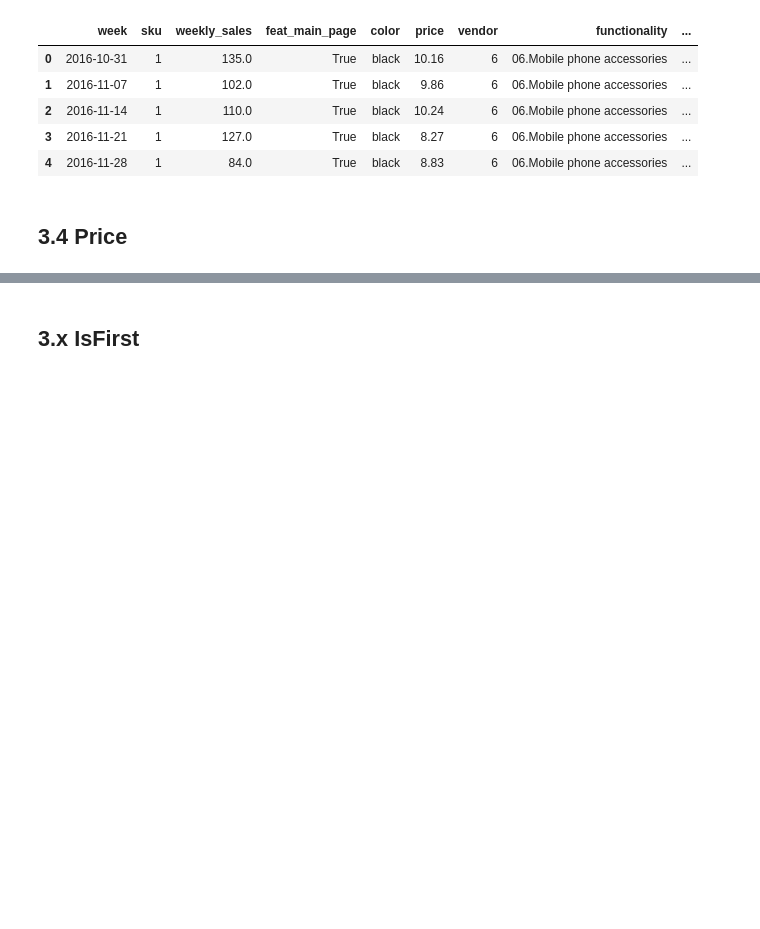
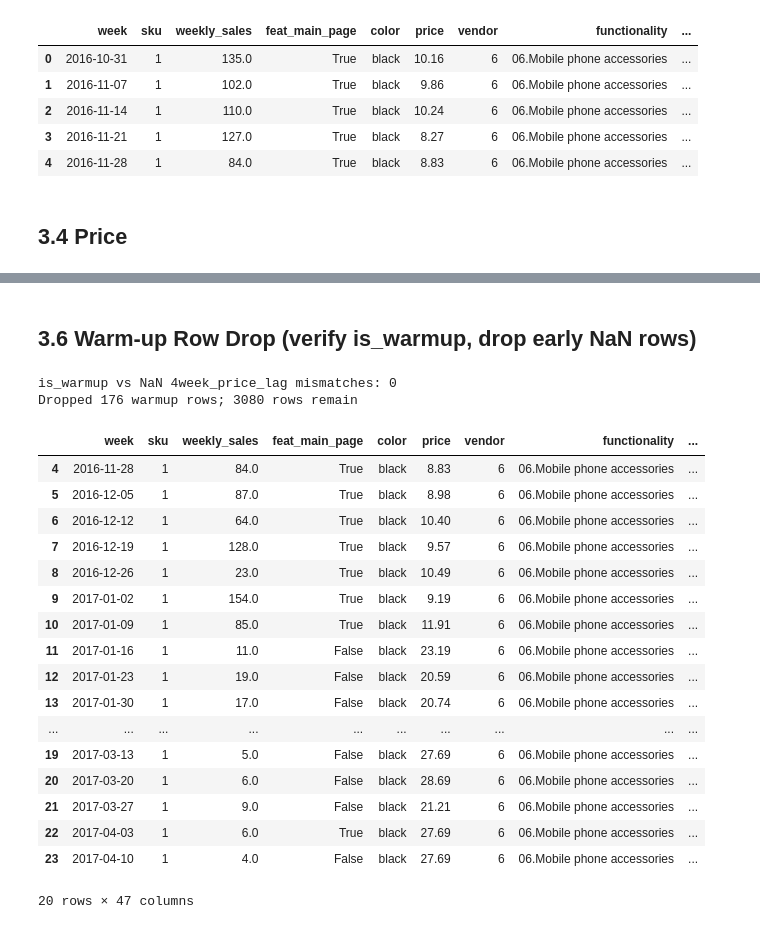
Before and after one commit to AreedAdmin/Retail-Analytics, a Jupyter notebook: ml/ml_forecasting/forecasting.ipynb, the cells around one changed output, grey strips where cells are left out. Drawn from its saved outputs; the diff is of its cells as text; code cells hidden in the pictures; blank space fills up the shorter version.

```diff
--- a/ml/ml_forecasting/forecasting.ipynb
+++ b/ml/ml_forecasting/forecasting.ipynb
@@ -296,0 +491,28 @@ train.head()
+# %%
+def add_log_target(data, target='weekly_sales', out='log_weekly_sales'):
+    """Add a log-scale copy of the target while keeping the level target.
+
+    Weekly demand is right-skewed and multiplicative, so modelling log sales
+    stabilises variance and makes errors proportional. np.log1p keeps any
+    zero-sales weeks finite (here min sales is 1, so log1p ~ log). Model
+    selection later can compare the level vs log target.
+    """
+    data = data.copy()
+    data[out] = np.log1p(data[target])
+    return data
+
+
+def add_is_promo(data, promo_col='feat_main_page', out='is_promo'):
+    """Explicit 0/1 promotion flag for the current week.
+
+    `feat_main_page` is boolean and known in advance; `is_promo` is its integer
+    form so linear models, interactions and metrics treat it as a numeric
+    promo indicator capturing the in-week promotional effect.
+    """
+    data = data.copy()
+    data[out] = data[promo_col].astype(int)
+    return data
+# %%
+train = add_log_target(train)
+train = add_is_promo(train)
+train.head()
@@ -297,2 +527,34 @@ train.head()
 # %% [markdown]
-## 3.x IsFirst
+## 3.6 Warm-up Row Drop (verify is_warmup, drop early NaN rows)
+# %%
+# 'is_warmup' (set by add_lag_features) marks the first max_lag weeks of every
+# sku - exactly the rows whose lag columns are NaN by construction. Verify the
+# flag lines up with the NaN lag rows, then drop them before modelling.
+mismatches = (train['is_warmup'] != train['4week_price_lag'].isna()).sum()
+print(f"is_warmup vs NaN 4week_price_lag mismatches: {mismatches}")
+
+before = len(train)
+train = train[~train['is_warmup']].copy()
+print(f"Dropped {before - len(train)} warmup rows; {len(train)} rows remain")
+train.head(20)
+# %% [output]
+is_warmup vs NaN 4week_price_lag mismatches: 0
+Dropped 176 warmup rows; 3080 rows remain
+|  | week | sku | weekly_sales | feat_main_page | color | price | vendor | functionality | ... |
+| 4 | 2016-11-28 | 1 | 84.0 | True | black | 8.83 | 6 | 06.Mobile phone accessories | ... |
+| 5 | 2016-12-05 | 1 | 87.0 | True | black | 8.98 | 6 | 06.Mobile phone accessories | ... |
+| 6 | 2016-12-12 | 1 | 64.0 | True | black | 10.40 | 6 | 06.Mobile phone accessories | ... |
+| 7 | 2016-12-19 | 1 | 128.0 | True | black | 9.57 | 6 | 06.Mobile phone accessories | ... |
+| 8 | 2016-12-26 | 1 | 23.0 | True | black | 10.49 | 6 | 06.Mobile phone accessories | ... |
+| 9 | 2017-01-02 | 1 | 154.0 | True | black | 9.19 | 6 | 06.Mobile phone accessories | ... |
+| 10 | 2017-01-09 | 1 | 85.0 | True | black | 11.91 | 6 | 06.Mobile phone accessories | ... |
+| 11 | 2017-01-16 | 1 | 11.0 | False | black | 23.19 | 6 | 06.Mobile phone accessories | ... |
+| 12 | 2017-01-23 | 1 | 19.0 | False | black | 20.59 | 6 | 06.Mobile phone accessories | ... |
+| 13 | 2017-01-30 | 1 | 17.0 | False | black | 20.74 | 6 | 06.Mobile phone accessories | ... |
+| ... | ... | ... | ... | ... | ... | ... | ... | ... | ... |
+| 19 | 2017-03-13 | 1 | 5.0 | False | black | 27.69 | 6 | 06.Mobile phone accessories | ... |
+| 20 | 2017-03-20 | 1 | 6.0 | False | black | 28.69 | 6 | 06.Mobile phone accessories | ... |
+| 21 | 2017-03-27 | 1 | 9.0 | False | black | 21.21 | 6 | 06.Mobile phone accessories | ... |
+| 22 | 2017-04-03 | 1 | 6.0 | True | black | 27.69 | 6 | 06.Mobile phone accessories | ... |
+| 23 | 2017-04-10 | 1 | 4.0 | False | black | 27.69 | 6 | 06.Mobile phone accessories | ... |
+20 rows × 47 columns
```
Also changed, not shown: parts of 45 cells of this notebook, 56 other files.
